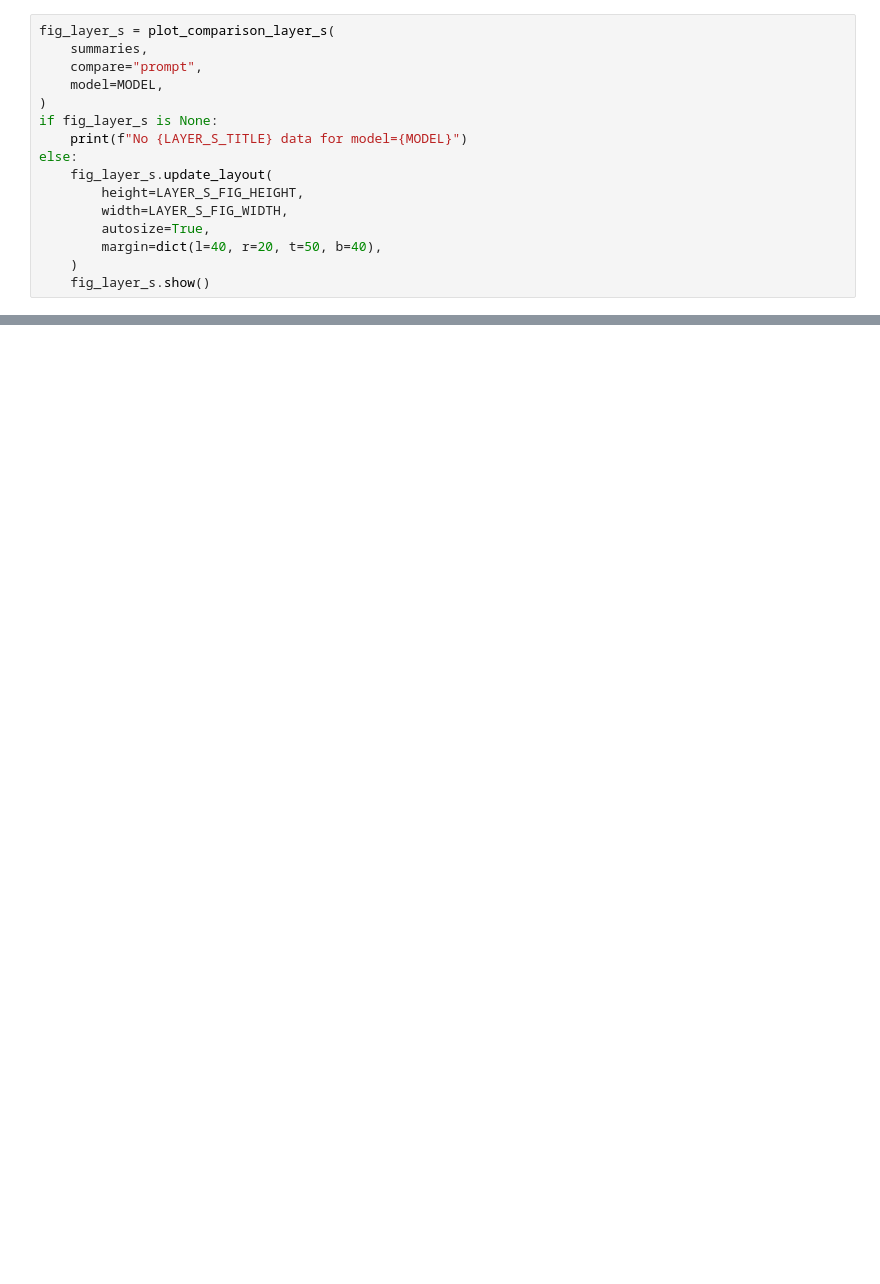
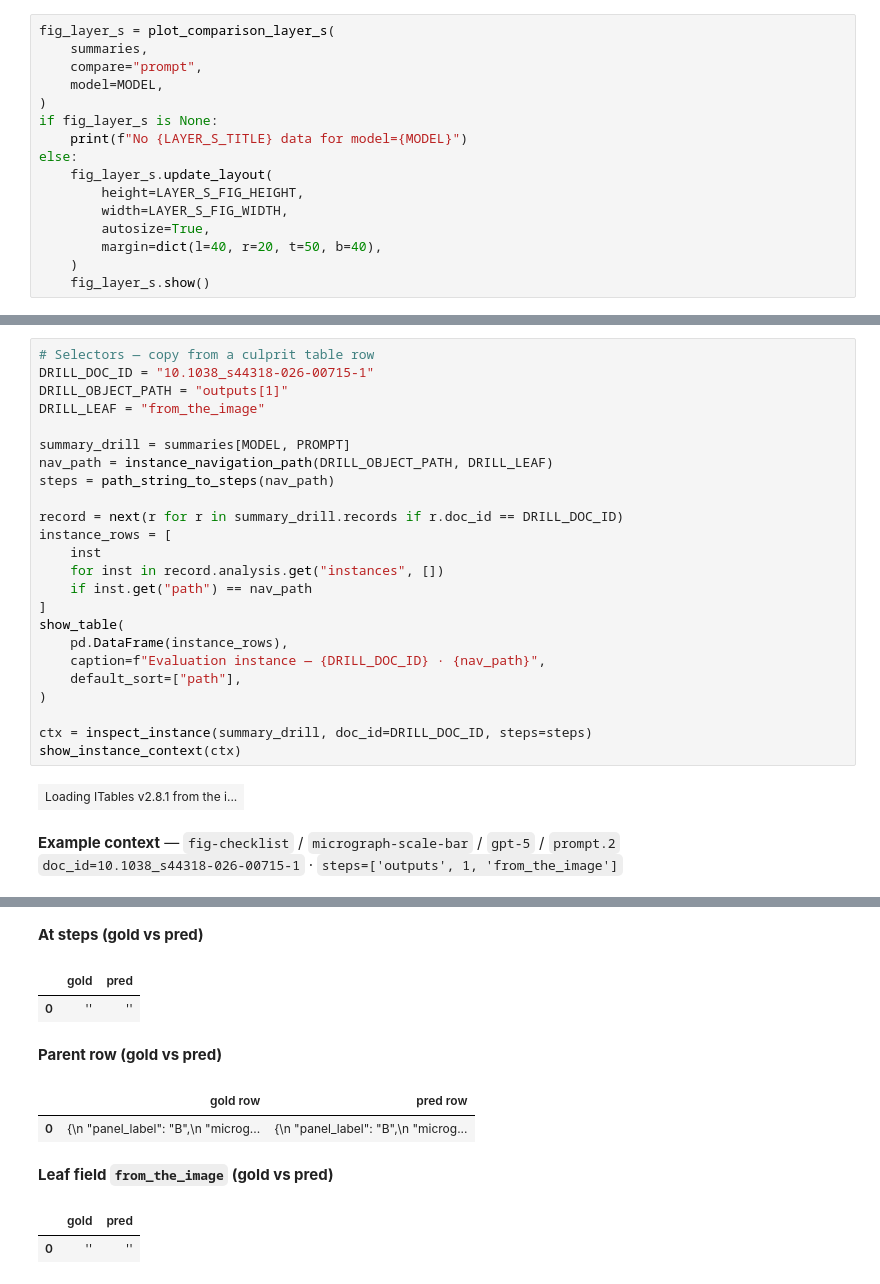
Before and after one commit to source-data/soda-mmQC, a Jupyter notebook: notebooks/comparative-reporting.ipynb, the cells around one changed output, grey strips where cells are left out. Cells and saved outputs as stored; diff of their text form; blank space fills up the shorter version.

```diff
--- a/notebooks/comparative-reporting.ipynb
+++ b/notebooks/comparative-reporting.ipynb
@@ -158,0 +253,28 @@ show_layer1_errors(
+# %%
+# Selectors — copy from a culprit table row
+DRILL_DOC_ID = "10.1038_s44318-026-00715-1"
+DRILL_OBJECT_PATH = "outputs[1]"
+DRILL_LEAF = "from_the_image"
+
+summary_drill = summaries[MODEL, PROMPT]
+nav_path = instance_navigation_path(DRILL_OBJECT_PATH, DRILL_LEAF)
+steps = path_string_to_steps(nav_path)
+
+record = next(r for r in summary_drill.records if r.doc_id == DRILL_DOC_ID)
+instance_rows = [
+    inst
+    for inst in record.analysis.get("instances", [])
+    if inst.get("path") == nav_path
+]
+show_table(
+    pd.DataFrame(instance_rows),
+    caption=f"Evaluation instance — {DRILL_DOC_ID} · {nav_path}",
+    default_sort=["path"],
+)
+
+ctx = inspect_instance(summary_drill, doc_id=DRILL_DOC_ID, steps=steps)
+show_instance_context(ctx)
+# %% [output]
+| Loading ITables v2.8.1 from the i... |
+**Example context** — `fig-checklist` / `micrograph-scale-bar` / `gpt-5` / `prompt.2`
+`doc_id=10.1038_s44318-026-00715-1` · `steps=['outputs', 1, 'from_the_image']`
@@ -158,0 +284,9 @@ show_layer1_errors(
+**At steps (gold vs pred)**
+|  | gold | pred |
+| 0 | '' | '' |
+**Parent row (gold vs pred)**
+|  | gold row | pred row |
+| 0 | {\n "panel_label": "B",\n "microg... | {\n "panel_label": "B",\n "microg... |
+**Leaf field `from_the_image` (gold vs pred)**
+|  | gold | pred |
+| 0 | '' | '' |
```
Also changed, not shown: parts of 30 cells of this notebook.
